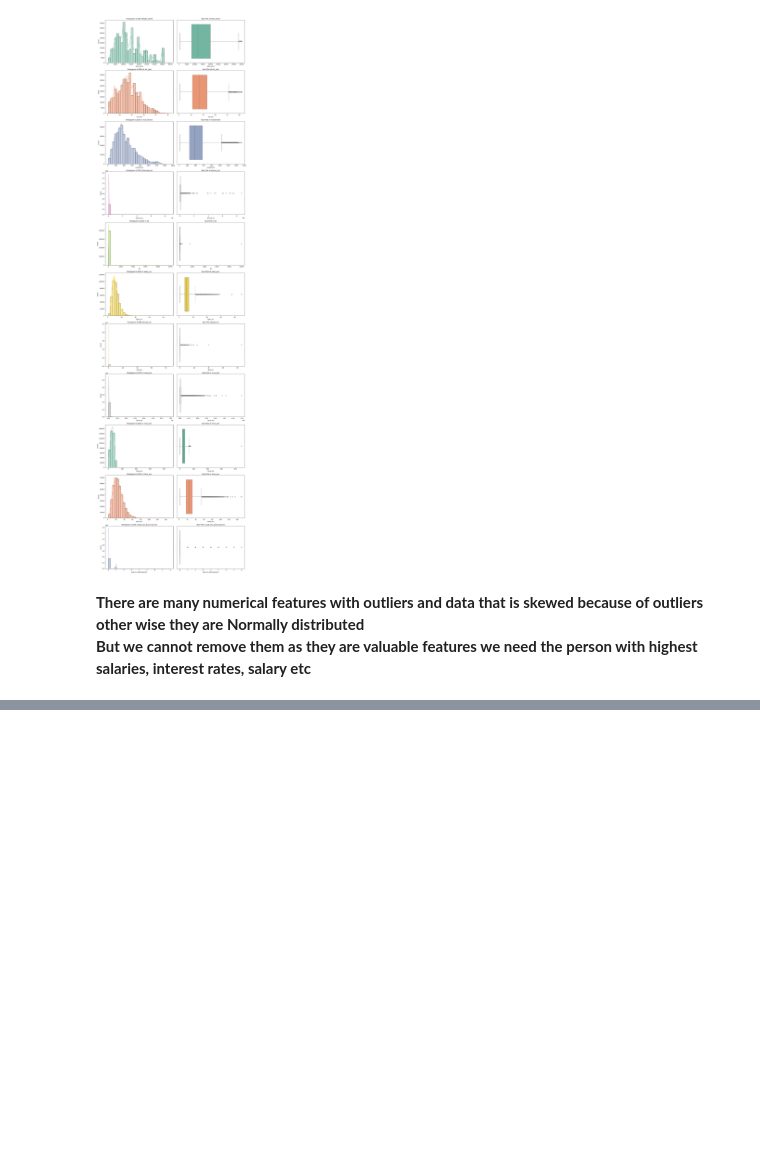
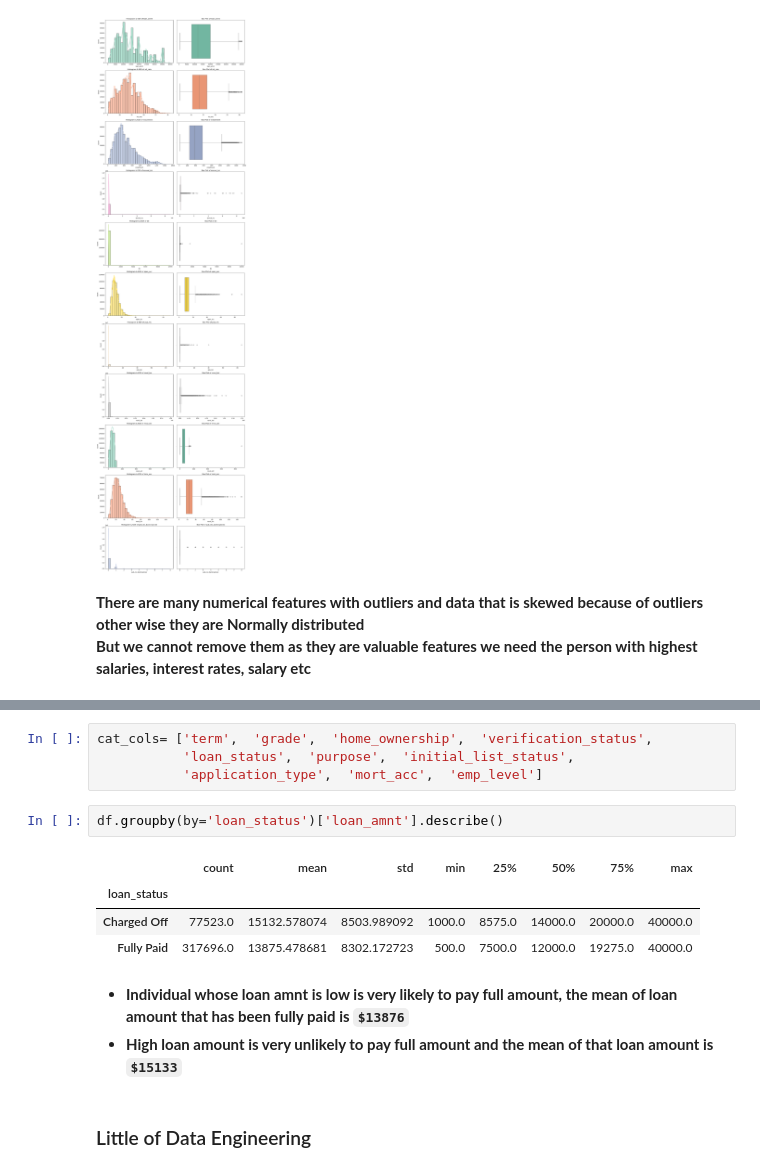
Before and after one commit to sayed-ashfaq/Loantap_logistic_regression, a Jupyter notebook: Loantap_EDA.ipynb, the cells around one changed output, grey strips where cells are left out. Cells and saved outputs as stored; diff of their text form; blank space fills up the shorter version.

```diff
--- a/Loantap_EDA.ipynb
+++ b/Loantap_EDA.ipynb
@@ -743,0 +805,16 @@ hist_box_plot(df, numerical_cols)
+# %%
+cat_cols= ['term',  'grade',  'home_ownership',  'verification_status',
+           'loan_status',  'purpose',  'initial_list_status',
+           'application_type',  'mort_acc',  'emp_level']
+# %%
+df.groupby(by='loan_status')['loan_amnt'].describe()
+# %% [output]
+|  | count | mean | std | min | 25% | 50% | 75% | max |
+| loan_status |  |  |  |  |  |  |  |  |
+| Charged Off | 77523.0 | 15132.578074 | 8503.989092 | 1000.0 | 8575.0 | 14000.0 | 20000.0 | 40000.0 |
+| Fully Paid | 317696.0 | 13875.478681 | 8302.172723 | 500.0 | 7500.0 | 12000.0 | 19275.0 | 40000.0 |
+# %% [markdown]
+* **Individual whose loan amnt is low is very likely to pay full amount, the mean of loan amount that has been fully paid is `$13876`**
+* **High loan amount is very unlikely to pay full amount and the mean of that loan amount is `$15133`**
+# %% [markdown]
+### Little of Data Engineering
```
Also changed, not shown: parts of 20 cells of this notebook.
